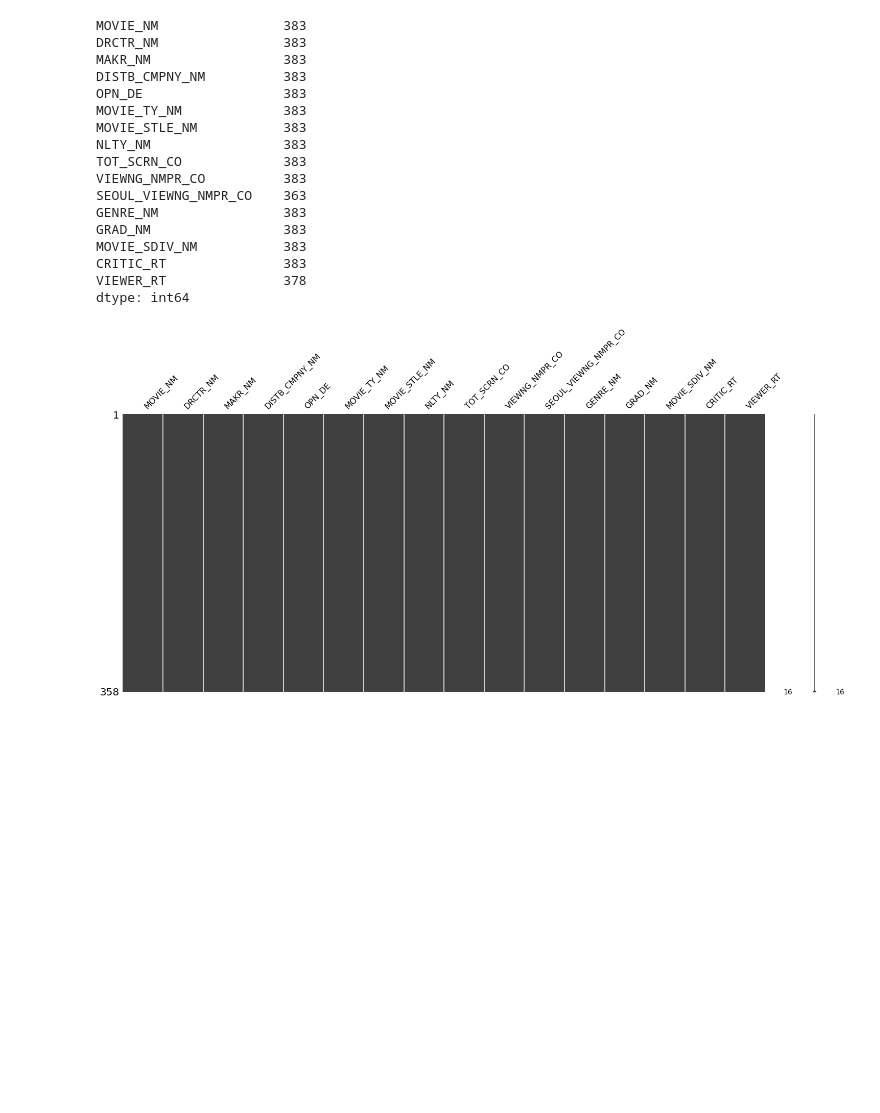
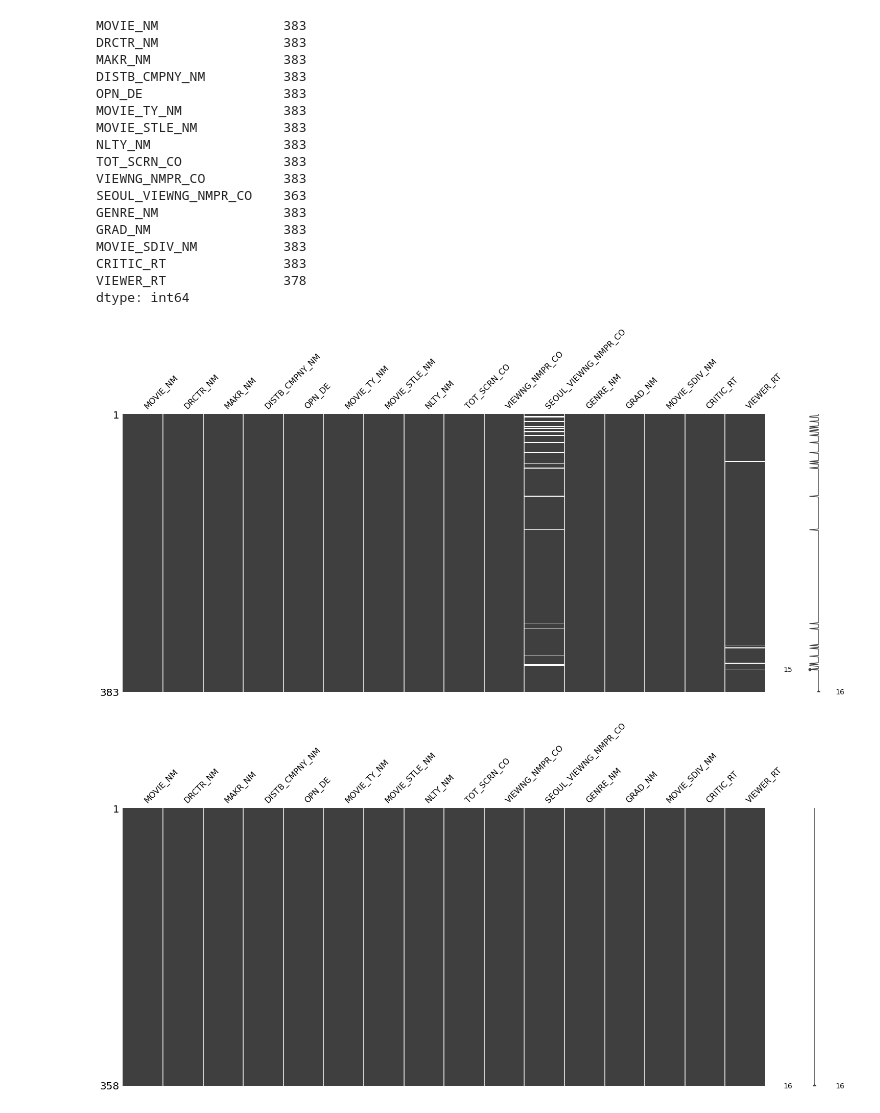
Before and after one commit to KimSH39/MovieViewing, a Jupyter notebook: dataPreprocessing/dataPreprocessing(Movieviewing).ipynb, the cells around one changed output. Drawn from its saved outputs; the diff is of its cells as text; code cells hidden in the pictures; blank space fills up the shorter version.

```diff
--- a/dataPreprocessing/dataPreprocessing(Movieviewing).ipynb
+++ b/dataPreprocessing/dataPreprocessing(Movieviewing).ipynb
@@ -190,6 +190,11 @@ MOVIE_SDIV_NM           383
 CRITIC_RT               383
 VIEWER_RT               378
 dtype: int64
+# %%
+miss.matrix(k_movie)
+plt.show()
+# %% [output]
+[figure, added]
 # %%
 k_movie = k_movie.dropna()
 # %%
```
Also changed, not shown: parts of 1 cell of this notebook.
